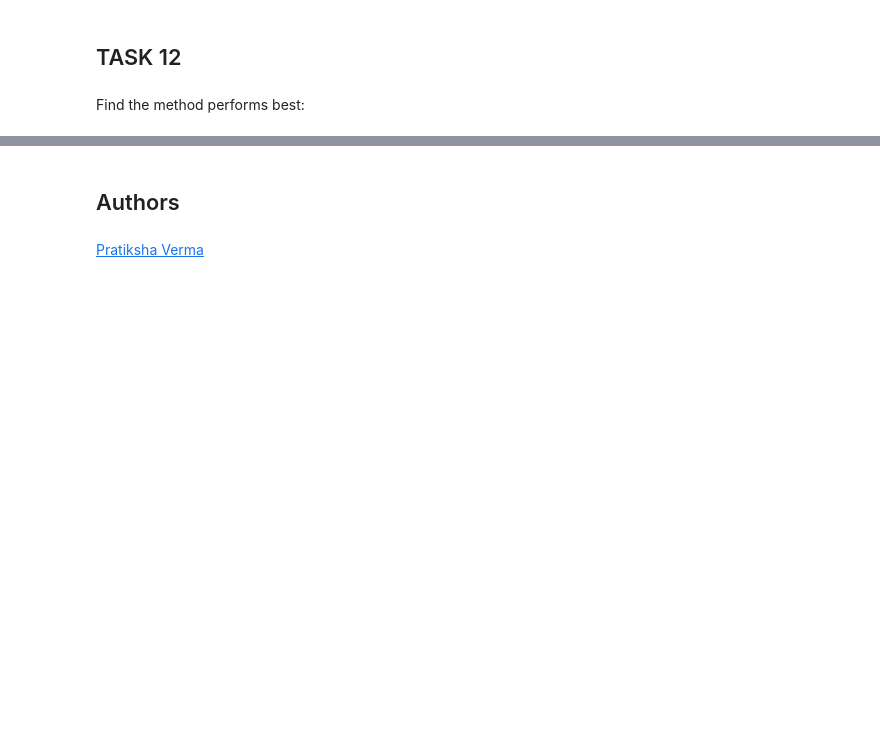
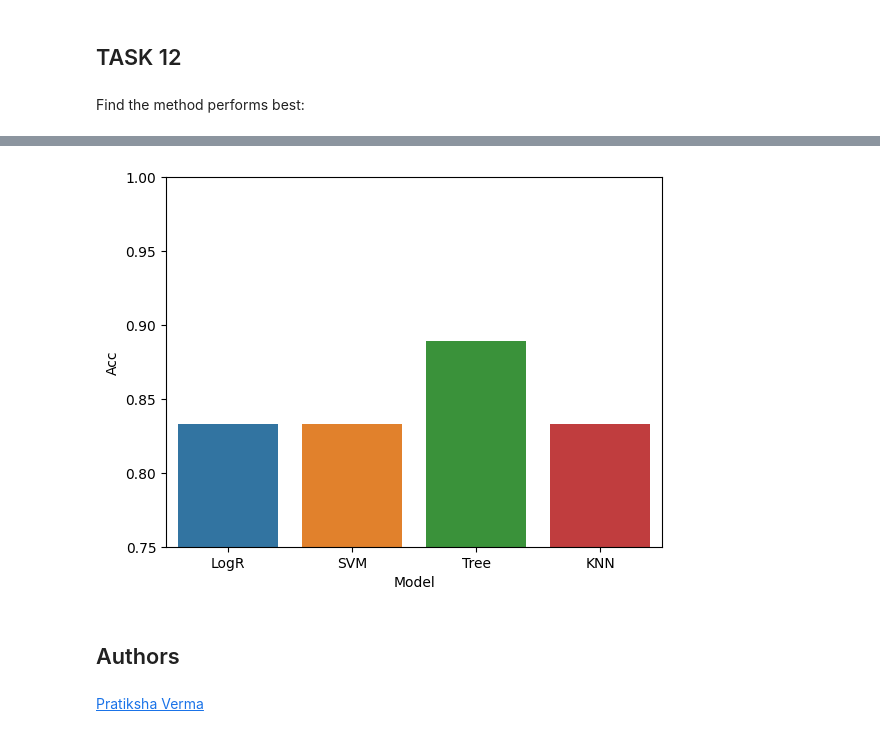
Before and after one commit to Christopherc0923/IBM-Data-Science-Cert, a Jupyter notebook: Course-10-Capstone-Project/SpaceX_Machine_Learning_Prediction_Part_5.jupyterlite.ipynb, the cells around one changed output, grey strips where cells are left out. Saved outputs shown, nothing was run; the diff lists cells and outputs as text; code cells hidden in the pictures; blank space fills up the shorter version.

```diff
--- a/Course-10-Capstone-Project/SpaceX_Machine_Learning_Prediction_Part_5.jupyterlite.ipynb
+++ b/Course-10-Capstone-Project/SpaceX_Machine_Learning_Prediction_Part_5.jupyterlite.ipynb
@@ -94,3 +134,5 @@ data = pd.read_csv(text1)
+# %%
+data = pd.read_csv('dataset_part_2.csv')
 # %%
 data.head()
 # %% [output]
@@ -367,3 +406,8 @@ print(confusion_matrix(Y_test,yhat))
 ## TASK  12
 # %% [markdown]
 Find the method performs best:
+# %%
+
+import pandas as pd
+d = {'Model': ['LogR', 'SVM', 'Tree', 'KNN'], 'Accuracy': [lr_cv.score(X_test, Y_test), svm_cv.score(X_test, Y_test), tree_cv.score(X_test, Y_test), KNN_cv.score(X_test, Y_test)]}
+df = pd.DataFrame(data = d)
@@ -370,3 +422,11 @@ Find the method performs best:
+# %%
+sns.barplot(data = df, x = 'Model', y = 'Accuracy')
+plt.xlabel('Model')
+plt.ylabel('Acc')
+plt.ylim(0.75, 1)
+plt.show()
+# %% [output]
+[figure, added]
 # %% [markdown]
 ## Authors
 # %% [markdown]
```
Also changed, not shown: parts of 16 cells of this notebook, 3 other files.
